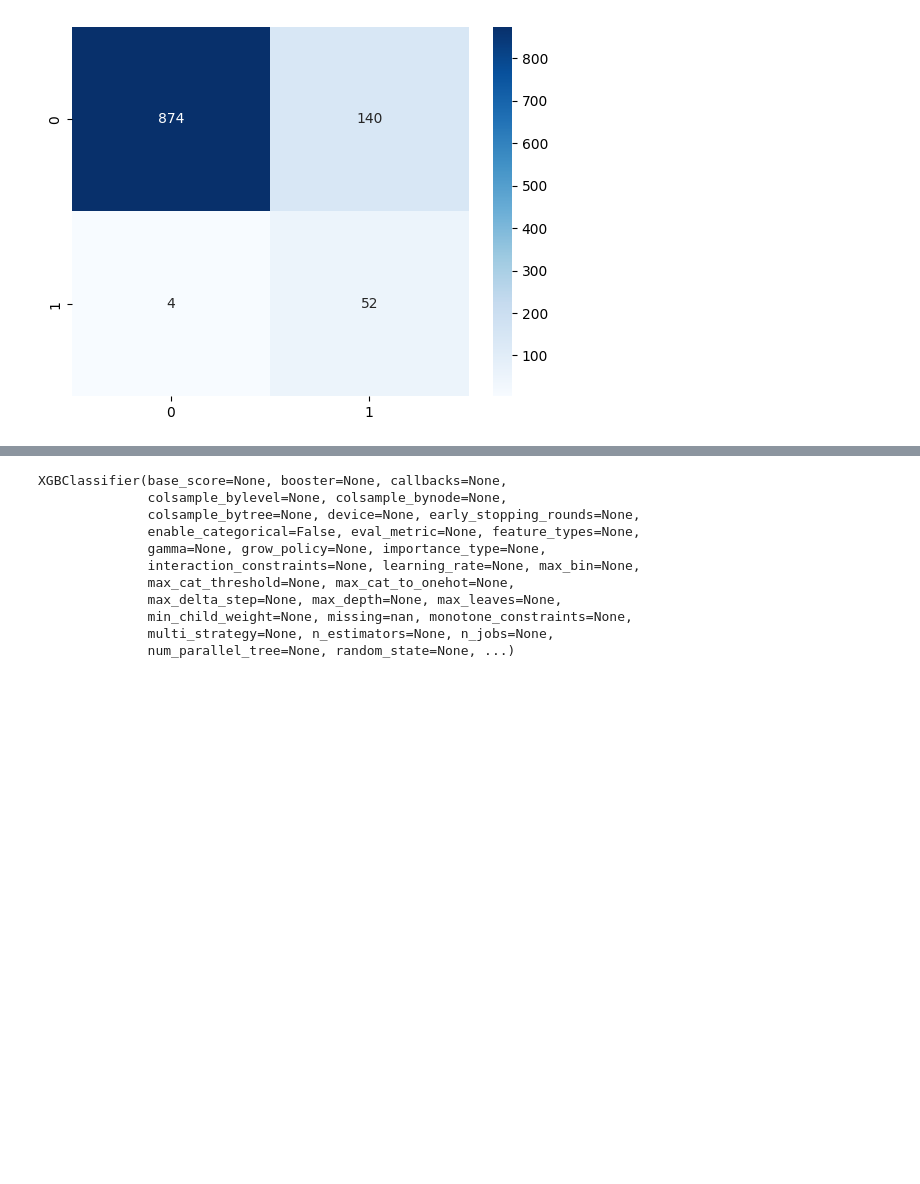
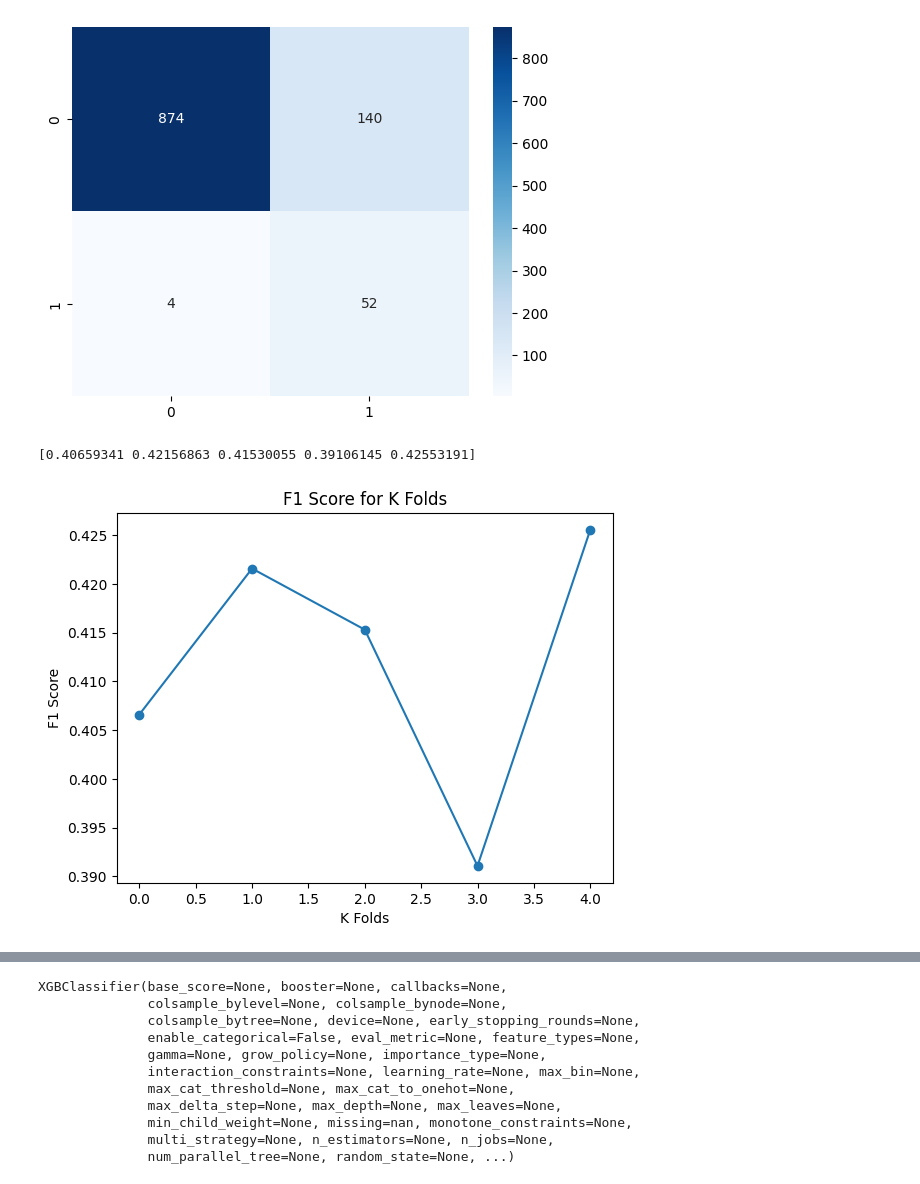
Before and after one commit to aroraomansh/F1-Prediction, a Jupyter notebook: main.ipynb, the cells around one changed output, grey strips where cells are left out. Drawn from its saved outputs; the diff is of its cells as text; code cells hidden in the pictures; blank space fills up the shorter version.

Commit message:
updated code for prediction of a new race

```diff
--- a/main.ipynb
+++ b/main.ipynb
@@ -105,3 +105,23 @@ cm=confusion_matrix(Y_test, y_pred)
 sns.heatmap(cm, annot=True, cmap='Blues',fmt='d');
 # %% [output]
 [figure]
+# %%
+#K fold and plot the curves for all folds
+from sklearn.model_selection import cross_val_score
+from sklearn.model_selection import KFold
+from sklearn.model_selection import cross_val_predict
+from sklearn.metrics import roc_curve, roc_auc_score
+
+kfold = KFold(n_splits=5, random_state=42, shuffle=True)
+cv_results = cross_val_score(logreg, X_train, Y_train, cv=kfold, scoring='f1')
+print(cv_results)
+# %% [output]
+[0.40659341 0.42156863 0.41530055 0.39106145 0.42553191]
+# %%
+plt.plot(cv_results, marker='o')
+plt.xlabel('K Folds')
+plt.ylabel('F1 Score')
+plt.title('F1 Score for K Folds')
+plt.show()
+# %% [output]
+[figure, added]
```
Also changed, not shown: parts of 6 cells of this notebook, 1 other file.
